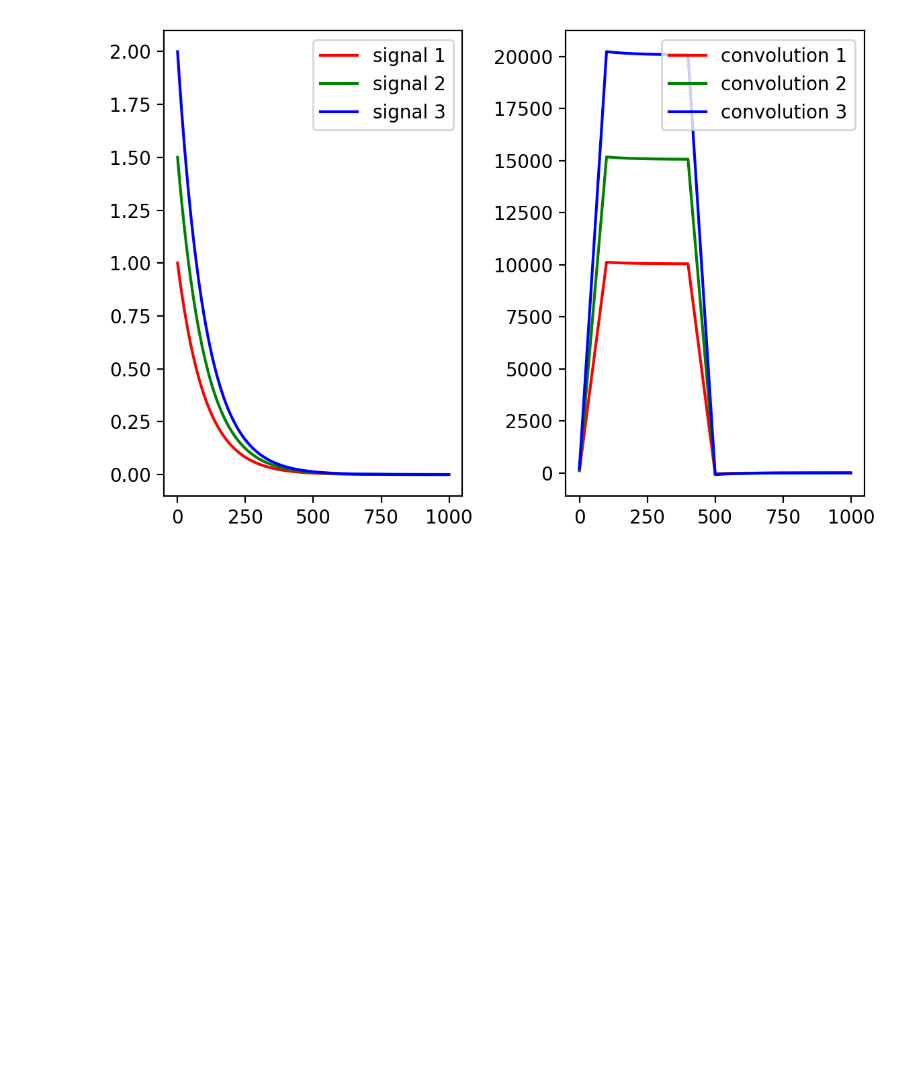
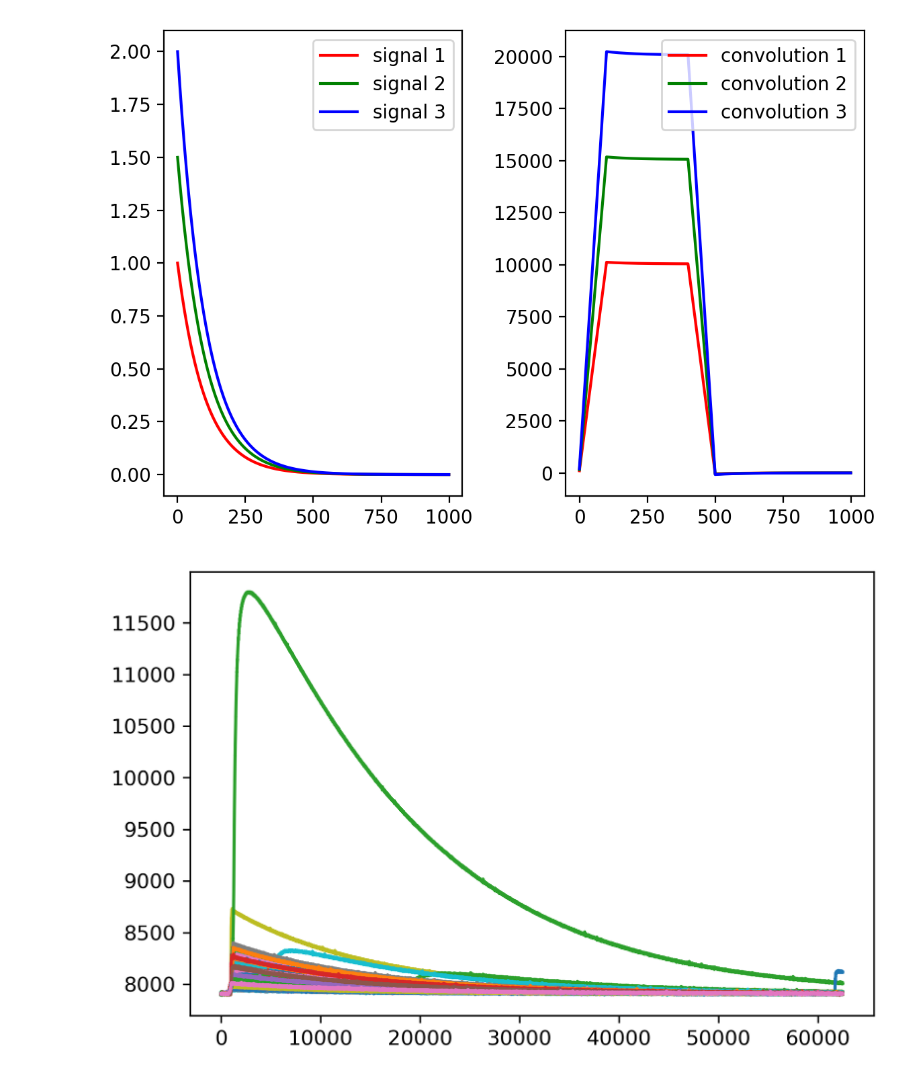
Before and after one commit to cllamb0/NE-204, a Jupyter notebook: Lab-1/NE-204_Lab-1.ipynb, the cells around one changed output. Drawn from its saved outputs; the diff is of its cells as text; code cells hidden in the pictures; blank space fills up the shorter version.

```diff
--- a/Lab-1/NE-204_Lab-1.ipynb
+++ b/Lab-1/NE-204_Lab-1.ipynb
@@ -52,3 +52,28 @@ plt.show()
 # %% [output]
 [figure]
 [figure]
+# %%
+f = h5py.File('Data/Test-923/Co60-1min.h5', 'r')
+# %%
+test_data = pd.DataFrame(f['raw_data'])
+test_np = test_data.to_numpy()
+
+test_event = np.array(f['event_data'])
+iss = []
+for i in range(len(test_event)):
+    if test_event[i][5] == 1:
+        iss.append(i)
+# %%
+sat_i = []
+for i in range(len(test_np)):
+    if test_np[i][1400] == 16383:
+        sat_i.append(i)
+# %%
+plt.figure(dpi=300)
+for i in tqdm(range(200)):
+    if i not in sat_i:
+        plt.plot(test_np[i])
+#plt.ylim(7800,8300)
+plt.show()
+# %% [output]
+[figure, added]
```
Also changed, not shown: parts of 13 cells of this notebook, 1 other file.
